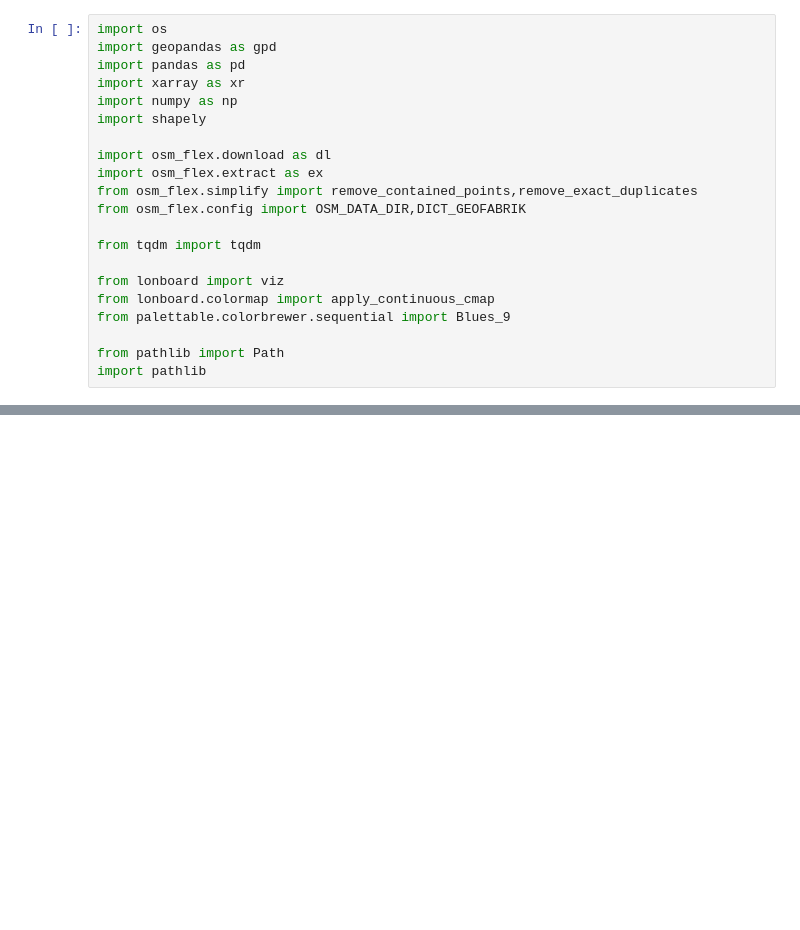
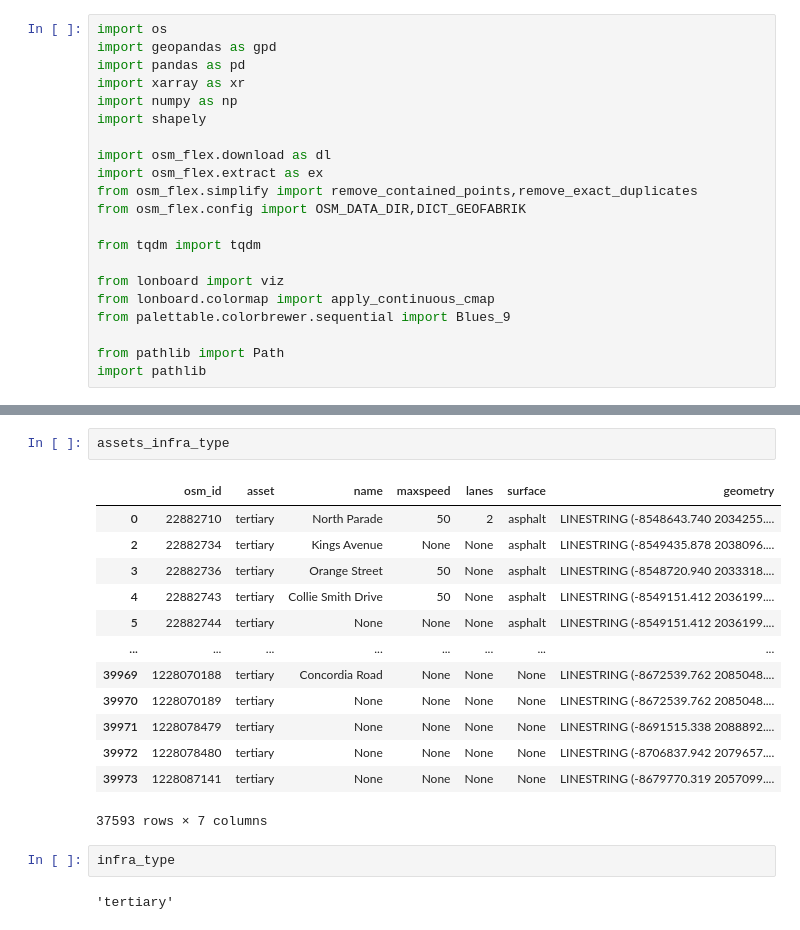
Before and after one commit to snirandjan/gmhcira, a Jupyter notebook: notebooks/risk-workflow.ipynb, the cells around one changed output, grey strips where cells are left out. Cells and saved outputs as stored; diff of their text form; blank space fills up the shorter version.

```diff
--- a/notebooks/risk-workflow.ipynb
+++ b/notebooks/risk-workflow.ipynb
@@ -320,0 +485,20 @@ test
+# %%
+assets_infra_type
+# %% [output]
+|  | osm_id | asset | name | maxspeed | lanes | surface | geometry |
+| 0 | 22882710 | tertiary | North Parade | 50 | 2 | asphalt | LINESTRING (-8548643.740 2034255.... |
+| 2 | 22882734 | tertiary | Kings Avenue | None | None | asphalt | LINESTRING (-8549435.878 2038096.... |
+| 3 | 22882736 | tertiary | Orange Street | 50 | None | asphalt | LINESTRING (-8548720.940 2033318.... |
+| 4 | 22882743 | tertiary | Collie Smith Drive | 50 | None | asphalt | LINESTRING (-8549151.412 2036199.... |
+| 5 | 22882744 | tertiary | None | None | None | asphalt | LINESTRING (-8549151.412 2036199.... |
+| ... | ... | ... | ... | ... | ... | ... | ... |
+| 39969 | 1228070188 | tertiary | Concordia Road | None | None | None | LINESTRING (-8672539.762 2085048.... |
+| 39970 | 1228070189 | tertiary | None | None | None | None | LINESTRING (-8672539.762 2085048.... |
+| 39971 | 1228078479 | tertiary | None | None | None | None | LINESTRING (-8691515.338 2088892.... |
+| 39972 | 1228078480 | tertiary | None | None | None | None | LINESTRING (-8706837.942 2079657.... |
+| 39973 | 1228087141 | tertiary | None | None | None | None | LINESTRING (-8679770.319 2057099.... |
+37593 rows × 7 columns
+# %%
+infra_type
+# %% [output]
+'tertiary'
```
Also changed, not shown: parts of 18 cells of this notebook, 3 other files.
